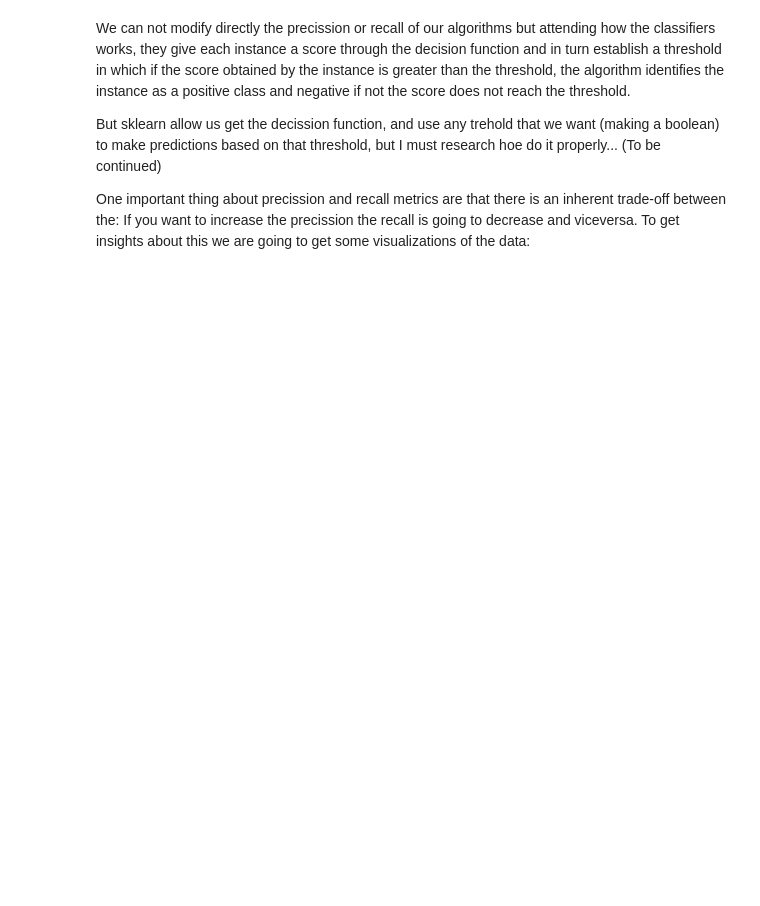
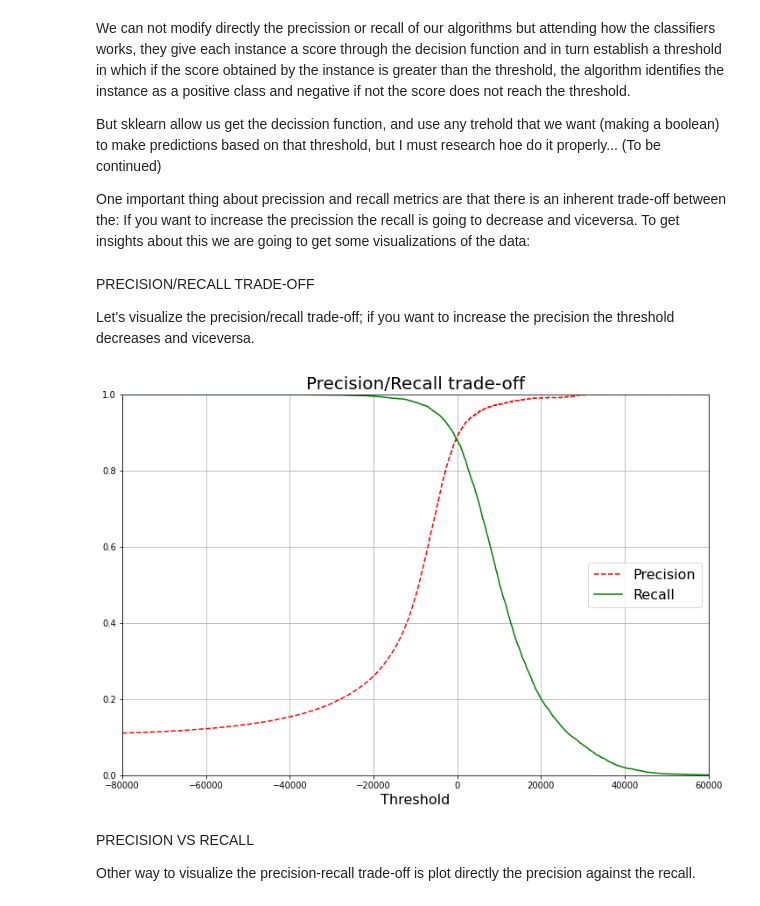
Before and after one commit to 5percenter/Classification, a Jupyter notebook: MNIST/MNIST_classification.ipynb, the cells around one changed output. Saved outputs shown, nothing was run; the diff lists cells and outputs as text; code cells hidden in the pictures; blank space fills up the shorter version.

```diff
--- a/MNIST/MNIST_classification.ipynb
+++ b/MNIST/MNIST_classification.ipynb
@@ -115,4 +140,28 @@ We can not modify directly the precission or recall of our algorithms but  atten
 But sklearn allow us get the decission function, and use any trehold that we want (making a boolean) to make predictions based on that threshold, but I must research hoe do it properly... (To be continued)
 
 One important thing about precission and recall metrics are that there is an inherent trade-off between the: If you want to increase the precission the recall is going to decrease and viceversa. To get insights about this we are going to get some visualizations of the data:
+# %% [markdown]
+PRECISION/RECALL TRADE-OFF
+
+Let's visualize the precision/recall trade-off; if you want to increase the precision the threshold decreases and viceversa.
+# %%
+precisions, recalls, thresholds = precision_recall_curve(y_train7, y_scores)
+
+recall_90_precision = recalls[np.argmax(precisions >= 0.90)]
+threshold_90_precision = thresholds[np.argmax(precisions >= 0.90)]
+
+plt.figure(figsize=[12,8])
+plt.plot(thresholds, precisions[:-1], 'r--', label='Precision')
+plt.plot(thresholds, recalls[:-1], 'g-', label='Recall')
+plt.legend(loc="center right", fontsize=16)
+plt.xlabel("Threshold", fontsize=16)
+plt.title('Precision/Recall trade-off', fontsize=20)
+plt.axis([-80000, 60000, 0, 1])
+plt.grid(True)
+# %% [output]
+[figure, added]
+# %% [markdown]
+PRECISION VS RECALL
+
+ Other way to visualize the precision-recall trade-off is plot directly the precision against the recall.
 # %%
```
Also changed, not shown: parts of 40 cells of this notebook.
